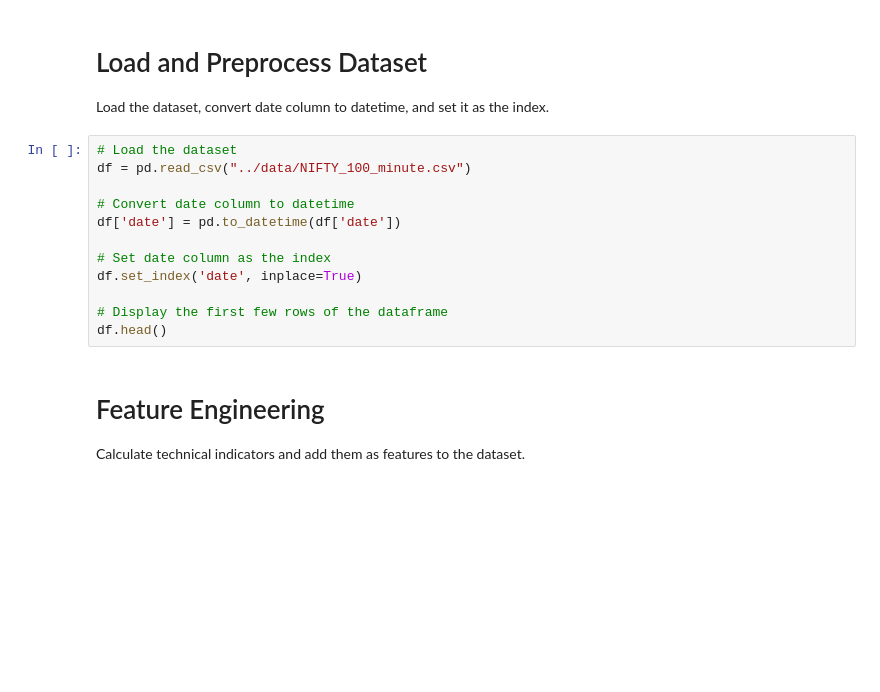
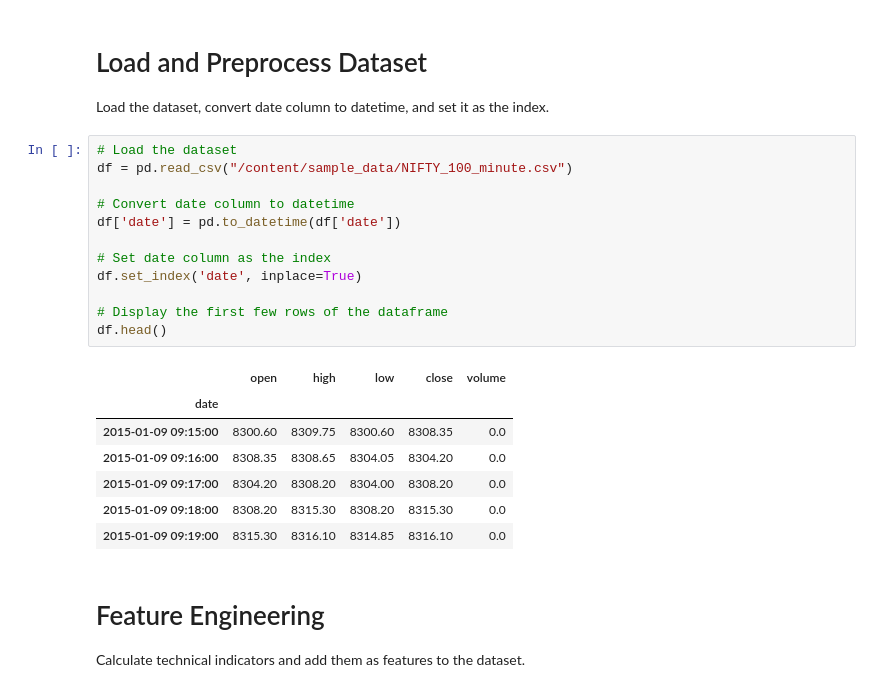
Before and after one commit to lalityadav1980/ml_learnig, a Jupyter notebook: notebooks/trade_v1.ipynb, the cells around one changed output. Saved outputs shown, nothing was run; the diff lists cells and outputs as text; blank space fills up the shorter version.

```diff
--- a/notebooks/trade_v1.ipynb
+++ b/notebooks/trade_v1.ipynb
@@ -102,16 +102,24 @@ def plot_predictions(y_actual, y_pred):
 Load the dataset, convert date column to datetime, and set it as the index.
 # %%
 # Load the dataset
-df = pd.read_csv("../data/NIFTY_100_minute.csv")
+df = pd.read_csv("/content/sample_data/NIFTY_100_minute.csv")
 
 # Convert date column to datetime
 df['date'] = pd.to_datetime(df['date'])
 
 # Set date column as the index
 df.set_index('date', inplace=True)
 
 # Display the first few rows of the dataframe
 df.head()
+# %% [output]
+|  | open | high | low | close | volume |
+| date |  |  |  |  |  |
+| 2015-01-09 09:15:00 | 8300.60 | 8309.75 | 8300.60 | 8308.35 | 0.0 |
+| 2015-01-09 09:16:00 | 8308.35 | 8308.65 | 8304.05 | 8304.20 | 0.0 |
+| 2015-01-09 09:17:00 | 8304.20 | 8308.20 | 8304.00 | 8308.20 | 0.0 |
+| 2015-01-09 09:18:00 | 8308.20 | 8315.30 | 8308.20 | 8315.30 | 0.0 |
+| 2015-01-09 09:19:00 | 8315.30 | 8316.10 | 8314.85 | 8316.10 | 0.0 |
 # %% [markdown]
 # Feature Engineering
 Calculate technical indicators and add them as features to the dataset.
```
Also changed, not shown: parts of 1 cell of this notebook.
